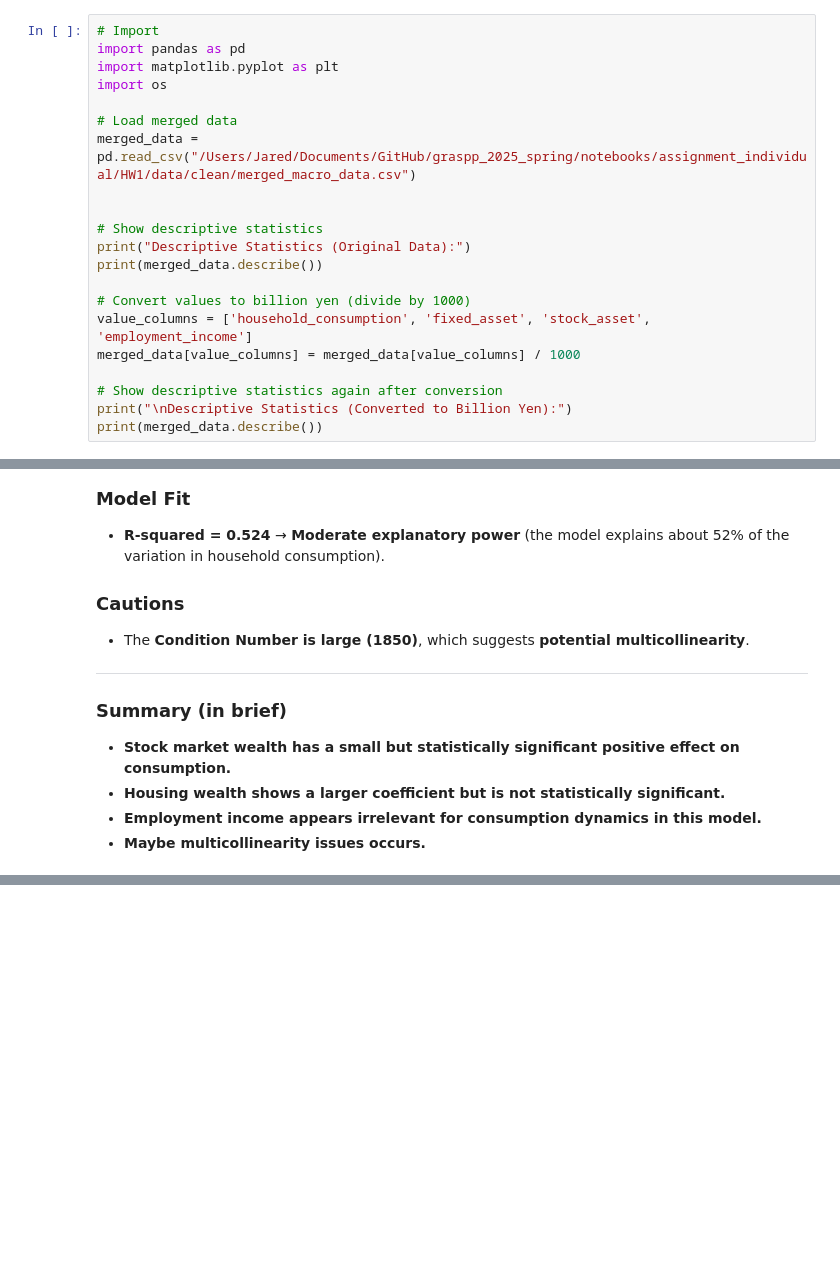
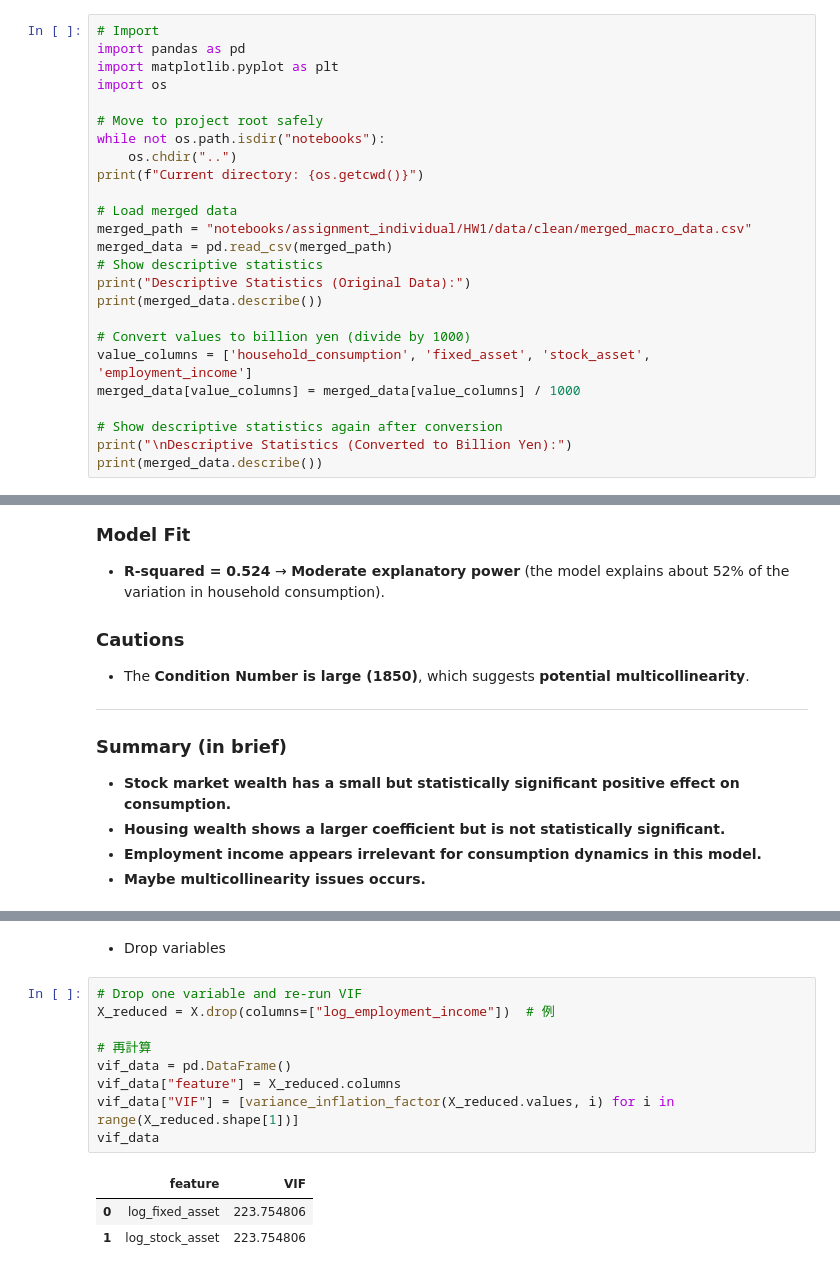
Before and after one commit to Data-Science-Public-Policy/graspp_2025_spring, a Jupyter notebook: notebooks/assignment_individual/HW1/HW1_ZhenyangCui.ipynb, the cells around one changed output, grey strips where cells are left out. Cells and saved outputs as stored; diff of their text form; blank space fills up the shorter version.

Commit message:
Update notebook for fixing paths.

```diff
--- a/notebooks/assignment_individual/HW1/HW1_ZhenyangCui.ipynb
+++ b/notebooks/assignment_individual/HW1/HW1_ZhenyangCui.ipynb
@@ -292,10 +328,14 @@ import pandas as pd
 import matplotlib.pyplot as plt
 import os
 
+# Move to project root safely
+while not os.path.isdir("notebooks"):
+    os.chdir("..")
+print(f"Current directory: {os.getcwd()}")
+
 # Load merged data
-merged_data = pd.read_csv("/Users/Jared/Documents/GitHub/graspp_2025_spring/notebooks/assignment_individual/HW1/data/clean/merged_macro_data.csv")
-
-
+merged_path = "notebooks/assignment_individual/HW1/data/clean/merged_macro_data.csv"
+merged_data = pd.read_csv(merged_path)
 # Show descriptive statistics
 print("Descriptive Statistics (Original Data):")
 print(merged_data.describe())
@@ -471 +529,16 @@ ModuleNotFoundError: No module named 'ace_tools'
+# %% [markdown]
+ - Drop variables
+# %%
+# Drop one variable and re-run VIF
+X_reduced = X.drop(columns=["log_employment_income"])  # 例
+
+# 再計算
+vif_data = pd.DataFrame()
+vif_data["feature"] = X_reduced.columns
+vif_data["VIF"] = [variance_inflation_factor(X_reduced.values, i) for i in range(X_reduced.shape[1])]
+vif_data
+# %% [output]
+|  | feature | VIF |
+| 0 | log_fixed_asset | 223.754806 |
+| 1 | log_stock_asset | 223.754806 |
 # %% [markdown]
```
Also changed, not shown: parts of 21 cells of this notebook, 1 other file.
